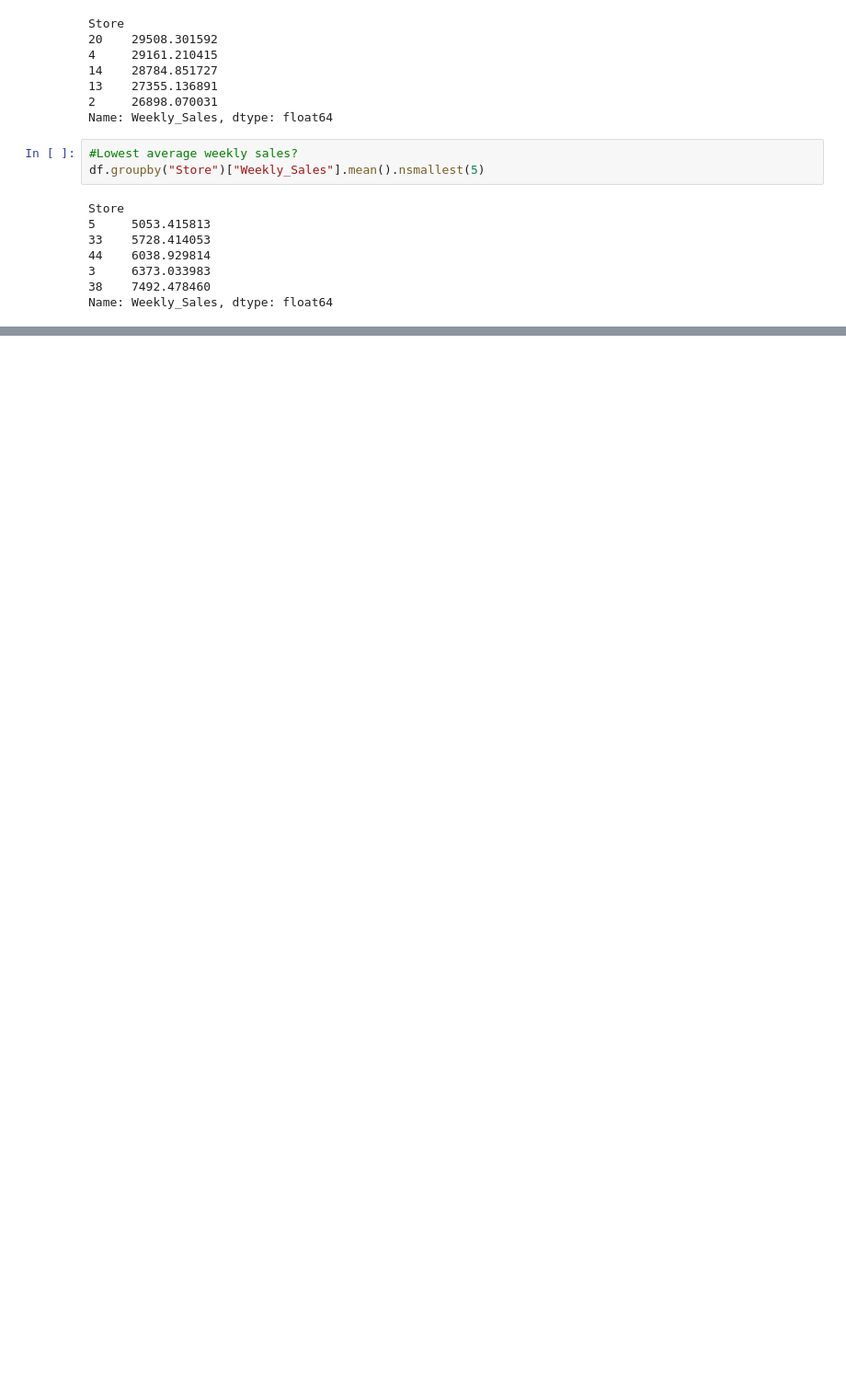
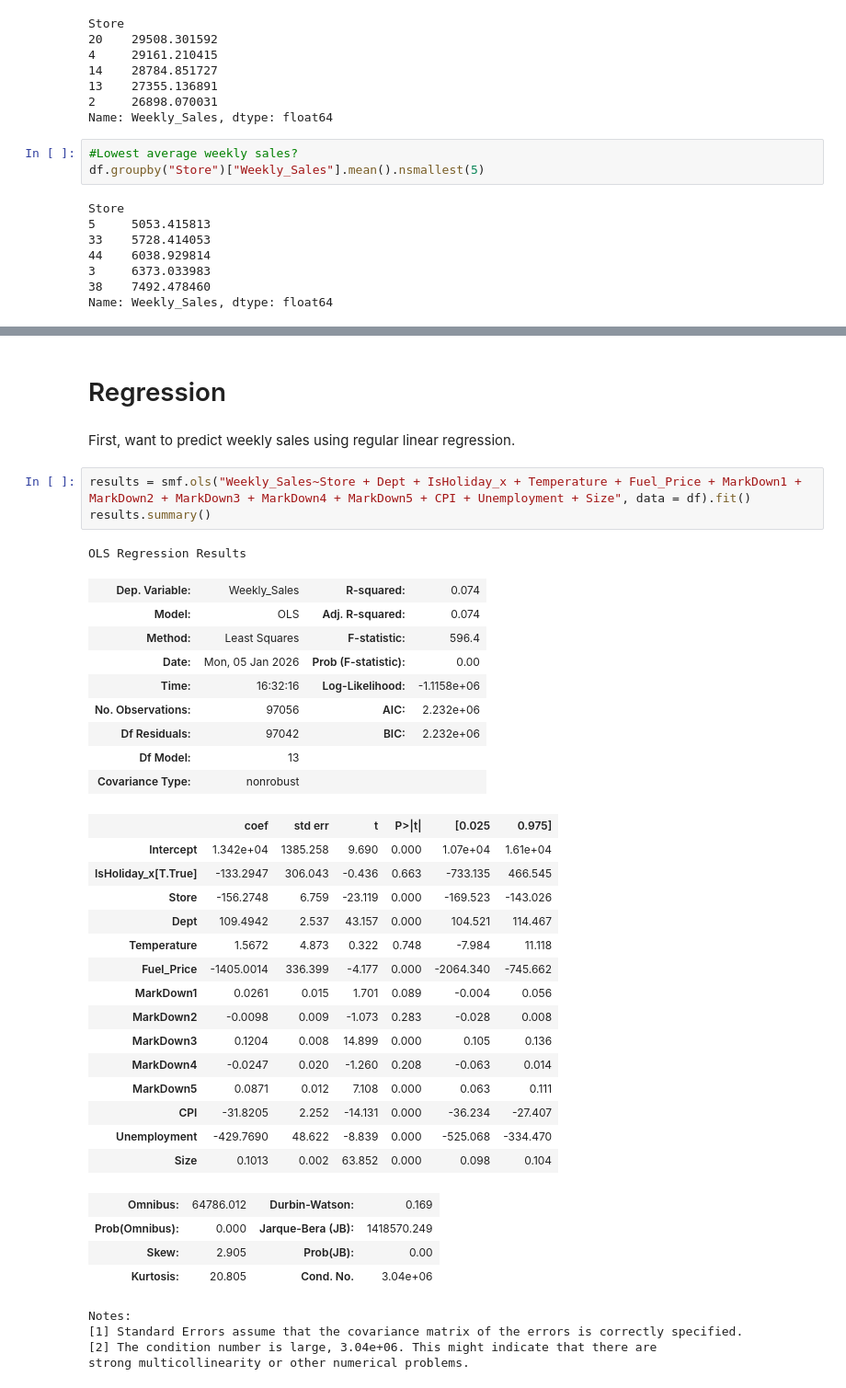
Before and after one commit to nehakaduskar/walmart-sales-analysis, a Jupyter notebook: Untitled.ipynb, the cells around one changed output, grey strips where cells are left out. Shown at 92% size. Cells and saved outputs as stored; diff of their text form; blank space fills up the shorter version.

```diff
--- a/Untitled.ipynb
+++ b/Untitled.ipynb
@@ -81,0 +89,41 @@ Name: Weekly_Sales, dtype: float64
+# %% [markdown]
+# Regression
+# %% [markdown]
+First, want to predict weekly sales using regular linear regression.
+# %%
+results = smf.ols("Weekly_Sales~Store + Dept + IsHoliday_x + Temperature + Fuel_Price + MarkDown1 + MarkDown2 + MarkDown3 + MarkDown4 + MarkDown5 + CPI + Unemployment + Size", data = df).fit()
+results.summary()
+# %% [output]
+OLS Regression Results
+| Dep. Variable: | Weekly_Sales | R-squared: | 0.074 |
+| Model: | OLS | Adj. R-squared: | 0.074 |
+| Method: | Least Squares | F-statistic: | 596.4 |
+| Date: | Mon, 05 Jan 2026 | Prob (F-statistic): | 0.00 |
+| Time: | 16:32:16 | Log-Likelihood: | -1.1158e+06 |
+| No. Observations: | 97056 | AIC: | 2.232e+06 |
+| Df Residuals: | 97042 | BIC: | 2.232e+06 |
+| Df Model: | 13 |  |  |
+| Covariance Type: | nonrobust |  |  |
+|  | coef | std err | t | P>|t| | [0.025 | 0.975] |
+| Intercept | 1.342e+04 | 1385.258 | 9.690 | 0.000 | 1.07e+04 | 1.61e+04 |
+| IsHoliday_x[T.True] | -133.2947 | 306.043 | -0.436 | 0.663 | -733.135 | 466.545 |
+| Store | -156.2748 | 6.759 | -23.119 | 0.000 | -169.523 | -143.026 |
+| Dept | 109.4942 | 2.537 | 43.157 | 0.000 | 104.521 | 114.467 |
+| Temperature | 1.5672 | 4.873 | 0.322 | 0.748 | -7.984 | 11.118 |
+| Fuel_Price | -1405.0014 | 336.399 | -4.177 | 0.000 | -2064.340 | -745.662 |
+| MarkDown1 | 0.0261 | 0.015 | 1.701 | 0.089 | -0.004 | 0.056 |
+| MarkDown2 | -0.0098 | 0.009 | -1.073 | 0.283 | -0.028 | 0.008 |
+| MarkDown3 | 0.1204 | 0.008 | 14.899 | 0.000 | 0.105 | 0.136 |
+| MarkDown4 | -0.0247 | 0.020 | -1.260 | 0.208 | -0.063 | 0.014 |
+| MarkDown5 | 0.0871 | 0.012 | 7.108 | 0.000 | 0.063 | 0.111 |
+| CPI | -31.8205 | 2.252 | -14.131 | 0.000 | -36.234 | -27.407 |
+| Unemployment | -429.7690 | 48.622 | -8.839 | 0.000 | -525.068 | -334.470 |
+| Size | 0.1013 | 0.002 | 63.852 | 0.000 | 0.098 | 0.104 |
+| Omnibus: | 64786.012 | Durbin-Watson: | 0.169 |
+| Prob(Omnibus): | 0.000 | Jarque-Bera (JB): | 1418570.249 |
+| Skew: | 2.905 | Prob(JB): | 0.00 |
+| Kurtosis: | 20.805 | Cond. No. | 3.04e+06 |
+Notes:
+[1] Standard Errors assume that the covariance matrix of the errors is correctly specified.
+[2] The condition number is large, 3.04e+06. This might indicate that there are
+strong multicollinearity or other numerical problems.
```
Also changed, not shown: parts of 7 cells of this notebook.
